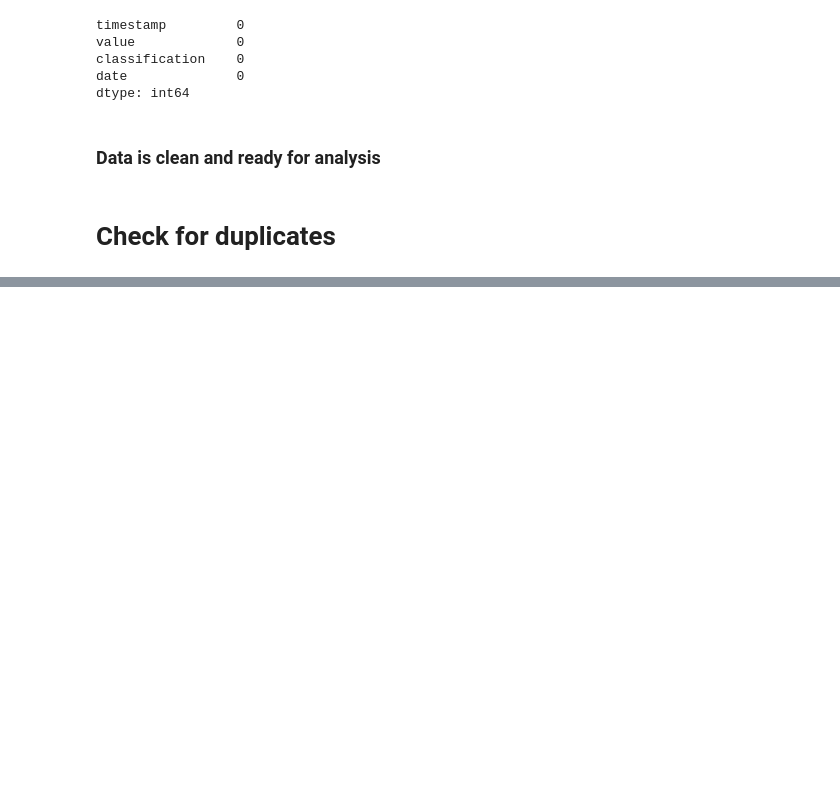
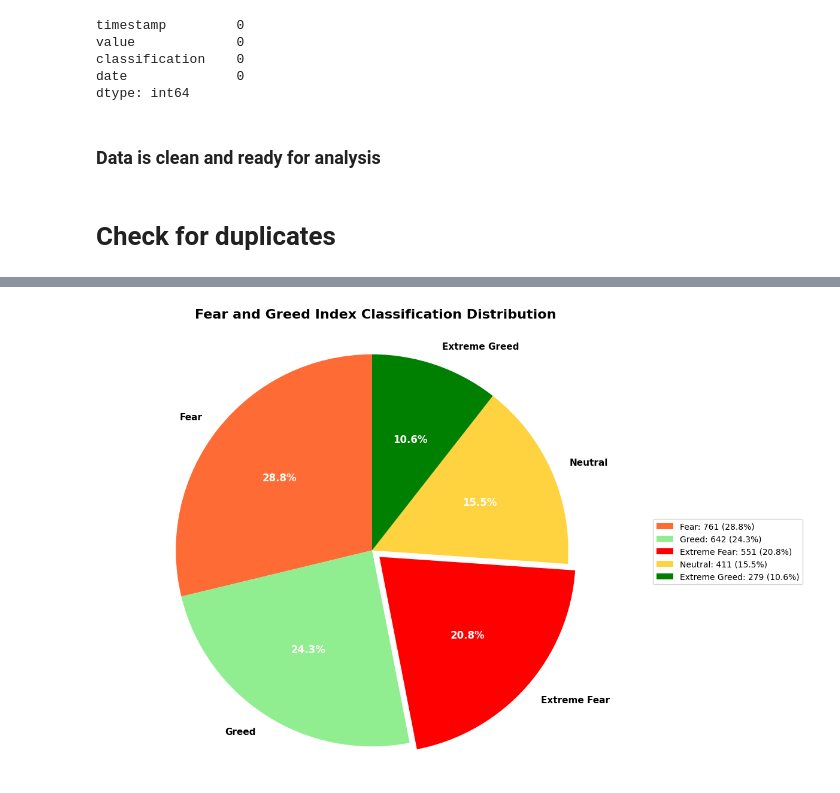
Before and after one commit to itsluckysharma01/ds_Lucky_Sharma, a Jupyter notebook: notebook_1(Bitcoin_Market_Sentiment_Dataset).ipynb, the cells around one changed output, grey strips where cells are left out. Drawn from its saved outputs; the diff is of its cells as text; code cells hidden in the pictures; blank space fills up the shorter version.

```diff
--- a/notebook_1(Bitcoin_Market_Sentiment_Dataset).ipynb
+++ b/notebook_1(Bitcoin_Market_Sentiment_Dataset).ipynb
@@ -83,0 +203,18 @@ dtype: int64
+# %%
+# Convert timestamp to datetime and create better date formats
+df['timestamp'] = pd.to_datetime(df['timestamp'])
+
+# Create different date format columns for analysis
+df['date'] = df['timestamp'].dt.date
+df['year'] = df['timestamp'].dt.year
+df['month'] = df['timestamp'].dt.month
+df['day'] = df['timestamp'].dt.day
+df['weekday'] = df['timestamp'].dt.day_name()
+df['month_name'] = df['timestamp'].dt.month_name()
+df['year_month'] = df['timestamp'].dt.to_period('M')
+
+# Display formatted timestamps
+print("Different timestamp formats:")
+print("-" * 40)
+display_df = df[['timestamp', 'date', 'year_month', 'weekday', 'value']].head(10)
+print(display_df)
@@ -83,0 +244,68 @@ dtype: int64
+# %%
+# Create a pie chart for Fear and Greed Index classification
+plt.figure(figsize=(12, 8))
+
+
+classification_counts = df['classification'].value_counts()
+
+
+colors = {
+    'Extreme Fear': '#FF0000',
+    'Fear': '#FF6B35',
+    'Neutral': '#FFD23F',
+    'Greed': '#90EE90',
+    'Extreme Greed': '#008000'
+}
+
+pie_colors = [colors[cat] for cat in classification_counts.index]
+
+# Create the pie chart
+wedges, texts, autotexts = plt.pie(classification_counts.values,
+                                   labels=classification_counts.index,
+                                   colors=pie_colors,
+                                   autopct='%1.1f%%',
+                                   startangle=90,
+                                   explode=[0.05 if cat == 'Extreme Fear' else 0 for cat in classification_counts.index])
+
+
+plt.title('Fear and Greed Index Classification Distribution',
+          fontsize=16, fontweight='bold', pad=20)
+
+
+for autotext in autotexts:
+    autotext.set_color('white')
+    autotext.set_fontsize(12)
+    autotext.set_fontweight('bold')
+
+
+for text in texts:
+    text.set_fontsize(11)
+    text.set_fontweight('bold')
+
+
+legend_labels = []
+for classification in classification_counts.index:
+    count = classification_counts[classification]
+    percentage = (count / len(df)) * 100
+    legend_labels.append(f'{classification}: {count} ({percentage:.1f}%)')
+
+plt.legend(legend_labels, loc='center left', bbox_to_anchor=(1, 0.5))
+
+plt.axis('equal')
+plt.tight_layout()
+plt.show()
+
+
+print("\nFear and Greed Index Classification Summary:")
+print("=" * 50)
+total = len(df)
+for classification in ['Extreme Fear', 'Fear', 'Neutral', 'Greed', 'Extreme Greed']:
+    count = classification_counts.get(classification, 0)
+    percentage = (count / total) * 100
+    print(f"{classification:<15}: {count:>4} records ({percentage:>5.1f}%)")
+
+print(f"\nTotal data points: {total}")
+print(f"Most common sentiment: {classification_counts.index[0]} ({classification_counts.iloc[0]} records)")
+print(f"Least common sentiment: {classification_counts.index[-1]} ({classification_counts.iloc[-1]} records)")
+# %% [output]
+[figure, added]
```
Also changed, not shown: parts of 14 cells of this notebook, 1 other file.
